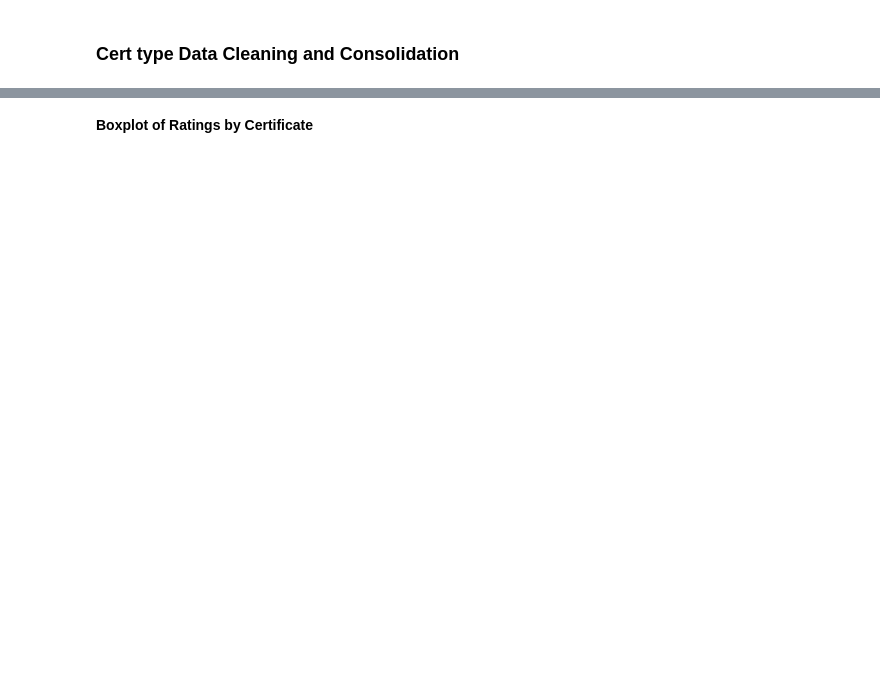
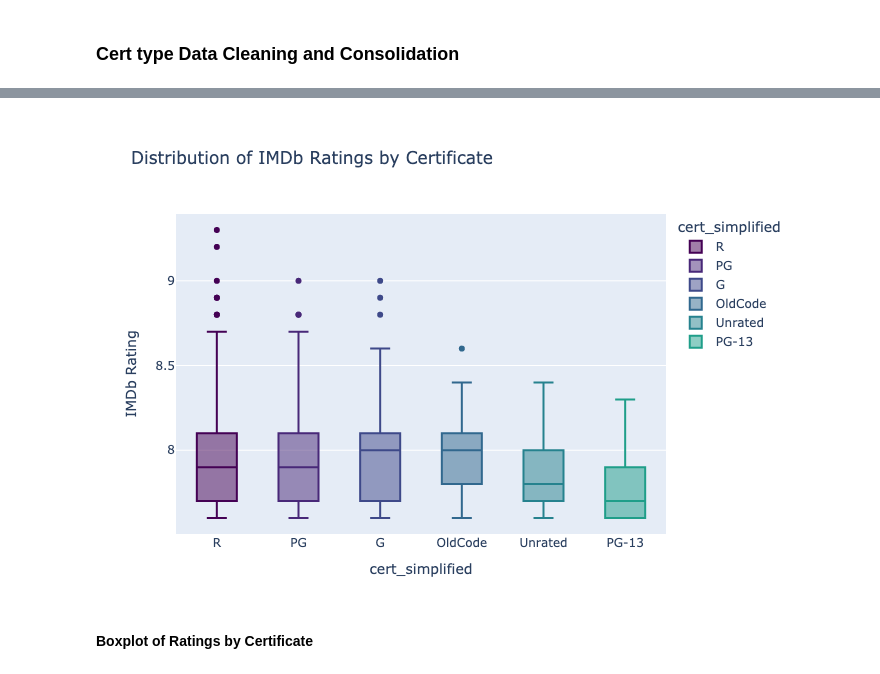
Before and after one commit to tildahh/data-science, a Jupyter notebook: datasci200-data-science-programming/spring2025-project2-imdb/imdb_eda_matilda.ipynb, the cells around one changed output, grey strips where cells are left out. Saved outputs shown, nothing was run; the diff lists cells and outputs as text; code cells hidden in the pictures; blank space fills up the shorter version.

```diff
--- a/datasci200-data-science-programming/spring2025-project2-imdb/imdb_eda_matilda.ipynb
+++ b/datasci200-data-science-programming/spring2025-project2-imdb/imdb_eda_matilda.ipynb
@@ -721,12 +776,16 @@ df.groupby('cert_simplified')['gross'].describe()
 # %%
 fig = px.box(
     df,
     x='cert_simplified',
     y='imdb_rating',
     title='Distribution of IMDb Ratings by Certificate',
-    labels={'cert': 'Certificate', 'imdb_rating': 'IMDb Rating'}
+    labels={'cert': 'Certificate', 'imdb_rating': 'IMDb Rating'},
+    color='cert_simplified',
+    color_discrete_sequence=px.colors.sequential.Viridis
 )
-fig.show()
+fig.show("png")
+# %% [output]
+[figure, added]
 # %% [markdown]
 **Boxplot of Ratings by Certificate**
 # %%
```
Also changed, not shown: parts of 49 cells of this notebook.
